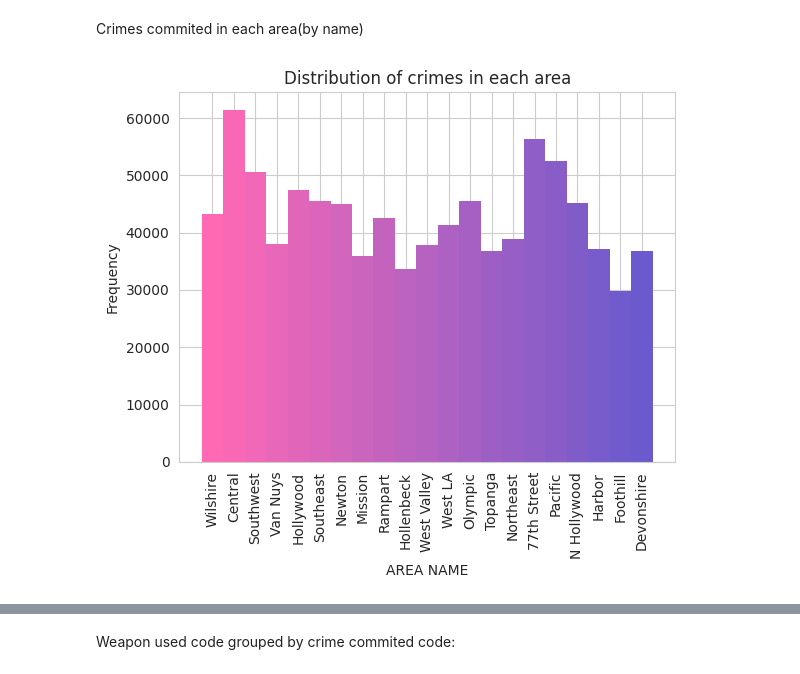
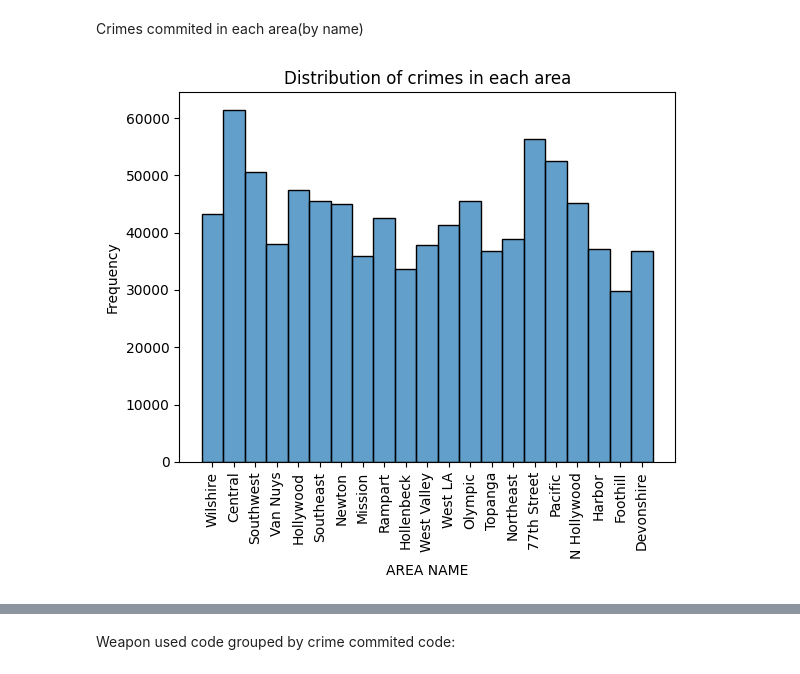
Before and after one commit to juanchovAI/trabajo_MyS, a Jupyter notebook: Cuaderno.ipynb, the cells around one changed output, grey strips where cells are left out. Saved outputs shown, nothing was run; the diff lists cells and outputs as text; code cells hidden in the pictures.

```diff
--- a/Cuaderno.ipynb
+++ b/Cuaderno.ipynb
@@ -308,25 +328,18 @@ Crimes commited in each area(by name)
 # %%
 import seaborn as sns
 
 area_counts = data["AREA NAME"].value_counts()
 
-sns.histplot(data['AREA NAME'], bins=20, alpha=0.7, color='steelblue', edgecolor='none')
+sns.histplot(data['AREA NAME'], bins=20, alpha=0.7)
 
-colors = np.linspace(0, 1, len(area_counts))
-hotpink = np.array([255, 105, 180]) / 255.0
-slateblue = np.array([106, 90, 205]) / 255.0
-gradient_colors = (1 - colors[:, np.newaxis]) * hotpink + colors[:, np.newaxis] * slateblue
-
-for i, patch in enumerate(plt.gca().patches):
-    plt.setp(patch, 'facecolor', gradient_colors[i])
 
 plt.title('Distribution of crimes in each area')
 plt.xlabel('AREA NAME')
 plt.ylabel('Frequency')
 
 plt.xticks(rotation=90)
 
 plt.show()
 # %% [output]
-[figure, old version]
+[figure, new version]
 # %%
```
Also changed, not shown: parts of 43 cells of this notebook.
